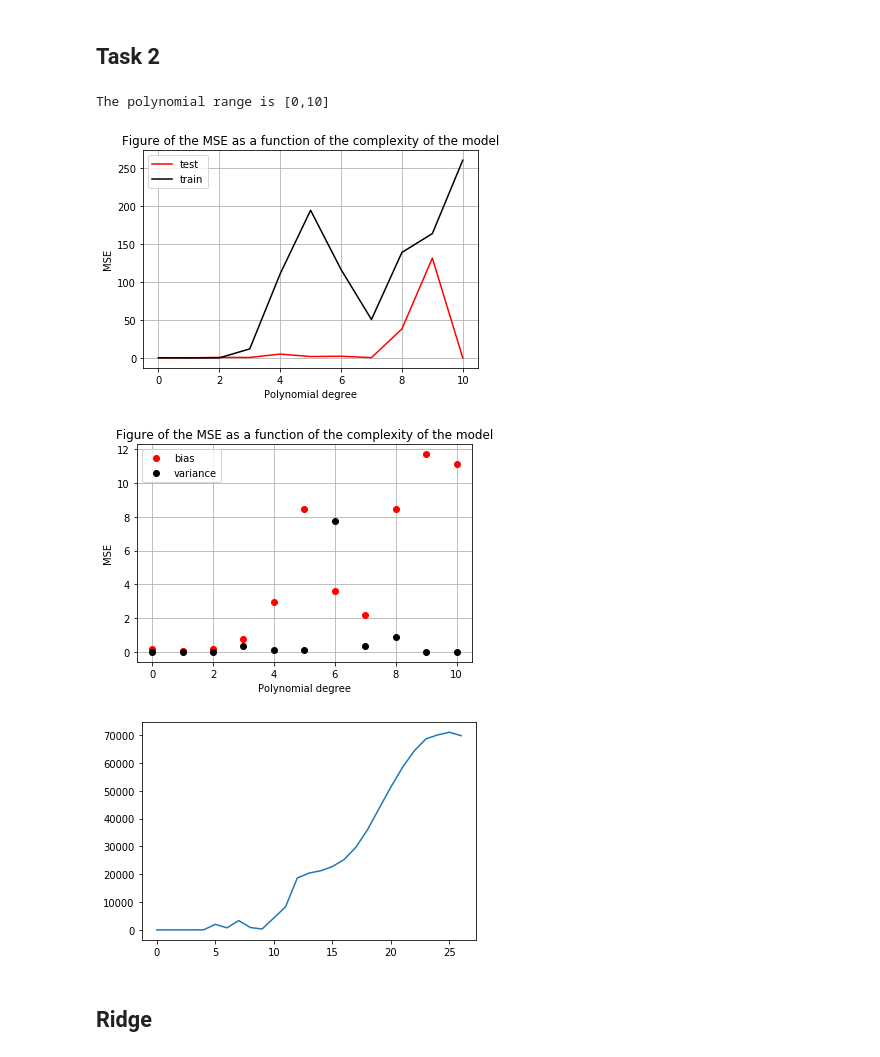
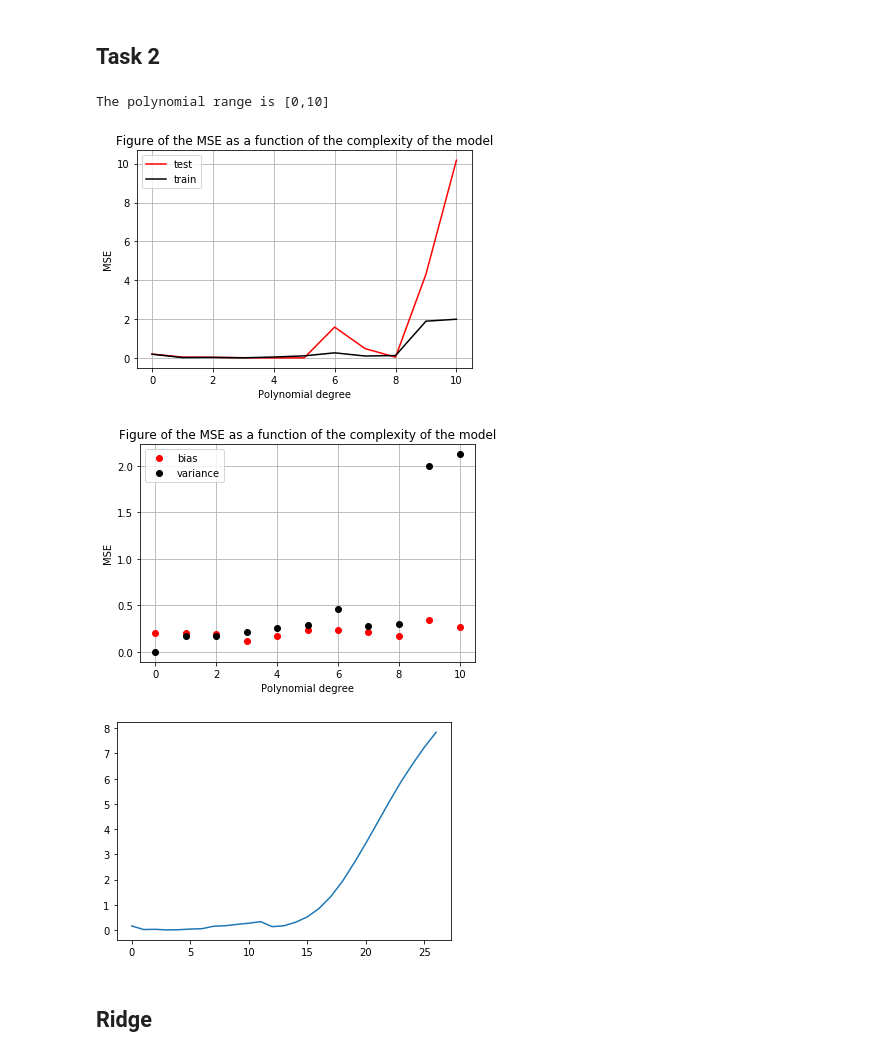
Before and after one commit to MortenTryti/MachineLearning, a Jupyter notebook: Project 1/Project 1.ipynb, the cells around one changed output. Drawn from its saved outputs; the diff is of its cells as text; code cells hidden in the pictures.

```diff
--- a/Project 1/Project 1.ipynb
+++ b/Project 1/Project 1.ipynb
@@ -111,7 +111,7 @@ def BootstrapOLS(X_train,X_test,z_train,z_test,numberOfStraps):
         zpred = X_train @ bootbetaOLS
         MSEdeglisttest[i] =MSE(z_test,ztilde)
         MSEdeglisttrain[i]= MSE(z_train,zpred)
-        bias[i],variance[j] = biassVariance(z_test,zpred)
+        bias[i],variance[i] = biassVariance(z_test,zpred)
     return np.mean(MSEdeglisttest), np.mean(MSEdeglisttrain), np.mean(bias), np.mean(variance)
 
 
@@ -128,7 +128,7 @@ def BootstrapRidge(X_train,X_test,z_train,z_test,lam,numberOfStraps):
         zpred = X_train @ bootbetaRidge
         MSEdeglisttest[i] =MSE(z_test,ztilde)
         MSEdeglisttrain[i]= MSE(z_train,zpred)
-        bias[i],variance[j] = biassVariance(z_test,zpred)
+        bias[i],variance[i] = biassVariance(z_test,zpred)
     return np.mean(MSEdeglisttest), np.mean(MSEdeglisttrain), np.mean(bias), np.mean(variance)
 
 def plotMSEcomplexity(x,y,z,n):
@@ -146,7 +146,7 @@ def plotMSEcomplexity(x,y,z,n):
         X = create_X(x,y,degree)
         X_train, X_test, z_train, z_test = train_test_split(X, z.reshape(-1,1), test_size=0.2)
 
-        numberOfStraps = 30
+        numberOfStraps = 100
         MSE_train, MSE_test,bias,variance = BootstrapOLS(X_train,X_test,z_train,z_test,numberOfStraps)
 
 
@@ -386,28 +384,28 @@ MSE = |0.010005696583764314|, R2 = |0.9910441300887288|
 # %% [markdown]
 ## Task 2
 # %%
-npoints = 30
+npoints = 50
 
 
 # Make data.
 x = np.sort(np.random.uniform(0, 1, npoints))
 y = np.sort(np.random.uniform(0, 1, npoints))
 
 
 #x, y = np.meshgrid(x,y)
 
 
 z = FrankeFunction(x, y)
 z = z #+ 0.1 * np.random.randn(npoints)
 
 
 n = 10
 
 plotMSEcomplexity(x,y,z,n)
 # %% [output]
 The polynomial range is [0,10]
-[figure, old version]
+[figure, new version]
-[figure, old version]
+[figure, new version]
 # %%
 #K_fold
 
@@ -423,7 +421,7 @@ for j in range(n):
 plt.plot(M_list)
 plt.show()
 # %% [output]
-[figure, old version]
+[figure, new version]
 # %% [markdown]
 ## Ridge
 # %%
```
Also changed, not shown: parts of 1 cell of this notebook.
